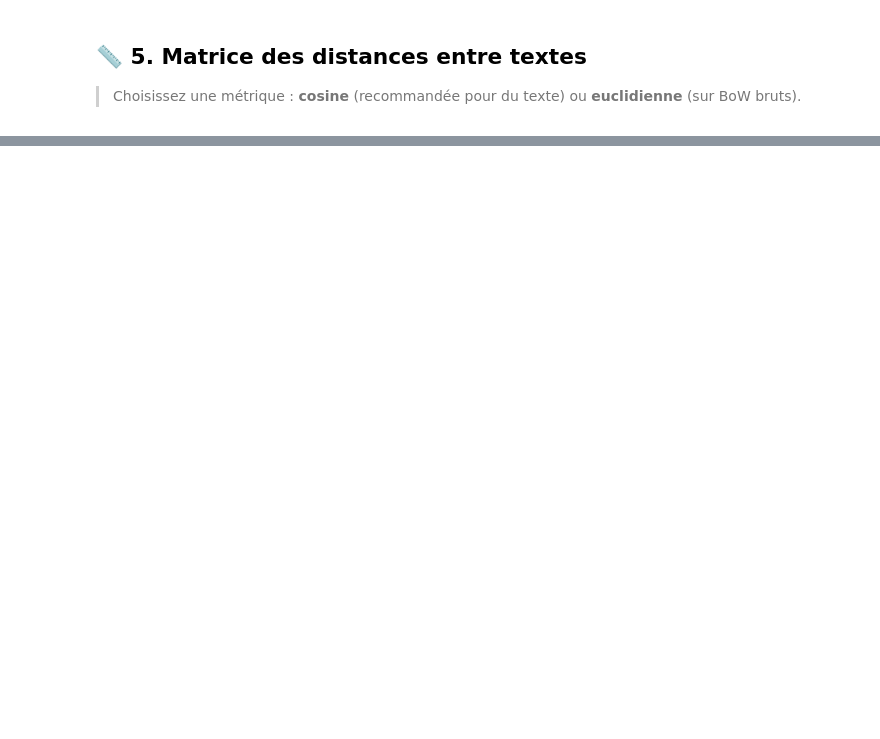
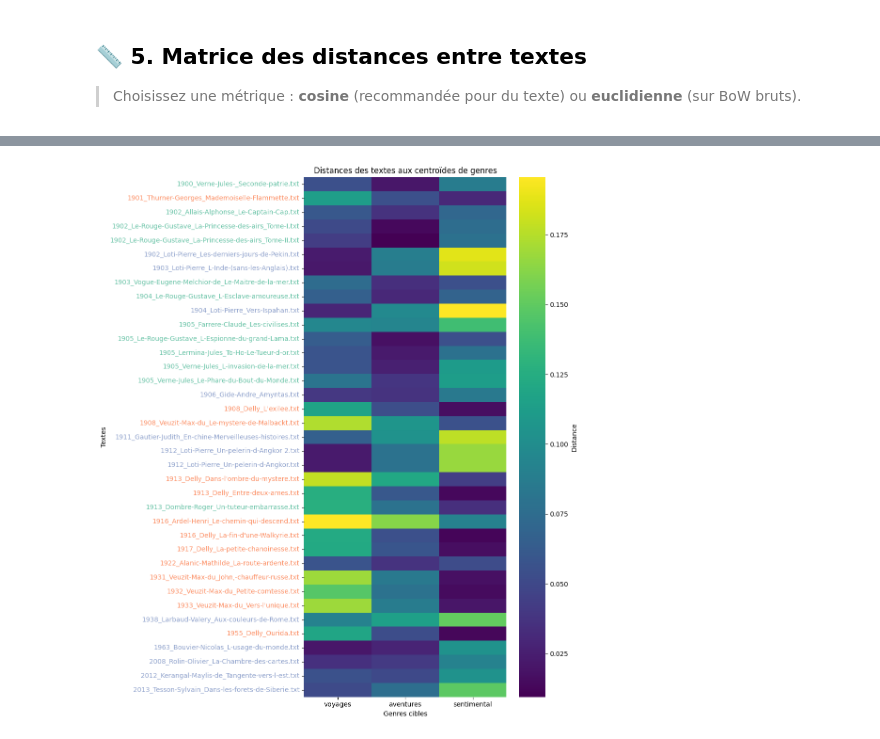
Before and after one commit to CPES-TALL/TALL_fall_2025, a Jupyter notebook: seance_04/TD/02_Distances.ipynb, the cells around one changed output, grey strips where cells are left out. Saved outputs shown, nothing was run; the diff lists cells and outputs as text; code cells hidden in the pictures; blank space fills up the shorter version.

```diff
--- a/seance_04/TD/02_Distances.ipynb
+++ b/seance_04/TD/02_Distances.ipynb
@@ -229,0 +310,2 @@ def cosine_distance(a, b):
+# %%
+genres = ["aventures", "sentimental", "aventures", "aventures", "aventures", "voyages", "voyages", "aventures", "aventures", "voyages", "aventures", "aventures", "aventures", "aventures", "aventures", "voyages", "sentimental", "sentimental", "voyages","voyages","voyages", "sentimental","sentimental","aventures", "sentimental","sentimental","sentimental","sentimental","sentimental","sentimental","sentimental","voyages","sentimental", "voyages",  "voyages","voyages","voyages"]
@@ -229,0 +360,4 @@ def cosine_distance(a, b):
+# %%
+DF_GENRES_DISTANCES = distance_genres(df_bow, genres)
+# %%
+DF_GENRES_DISTANCES["genres"] = genres
@@ -236,0 +413,34 @@ plt.imshow(df_D_cos, interpolation="nearest")
+# %%
+def plot_genre_distance_heatmap(df):
+    """
+    Heatmap of distances text→genre.
+    df: DataFrame with columns ["voyages","aventures","sentimental","genres"]
+        index = filenames
+    """
+    # Data for heatmap
+    dist_df = df[["voyages", "aventures", "sentimental"]]
+
+    # Build a palette for the true genres
+    genre_labels = df["genres"].unique()
+    palette = sns.color_palette("Set2", n_colors=len(genre_labels))
+    lut = dict(zip(genre_labels, palette))
+    row_colors = df["genres"].map(lut)
+
+    # Plot
+    plt.figure(figsize=(10, 12))
+    g = sns.heatmap(dist_df, cmap="viridis", cbar_kws={'label': 'Distance'})
+    plt.title("Distances des textes aux centroïdes de genres")
+    plt.xlabel("Genres cibles")
+    plt.ylabel("Textes")
+
+    # Add true labels as colored ticks on the y-axis
+    for tick_label, color in zip(g.get_yticklabels(), row_colors):
+        tick_label.set_color(color)
+
+    plt.tight_layout()
+    plt.savefig("Roman_Distance_Genres.png", dpi=300)
+    plt.show()
+# %%
+plot_genre_distance_heatmap(DF_GENRES_DISTANCES)
+# %% [output]
+[figure, added]
```
Also changed, not shown: parts of 22 cells of this notebook, 1 other file.
